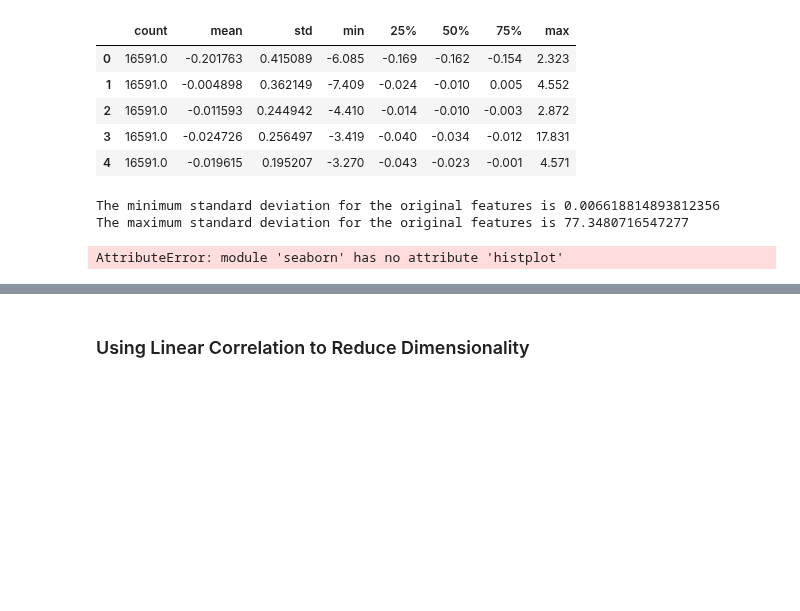
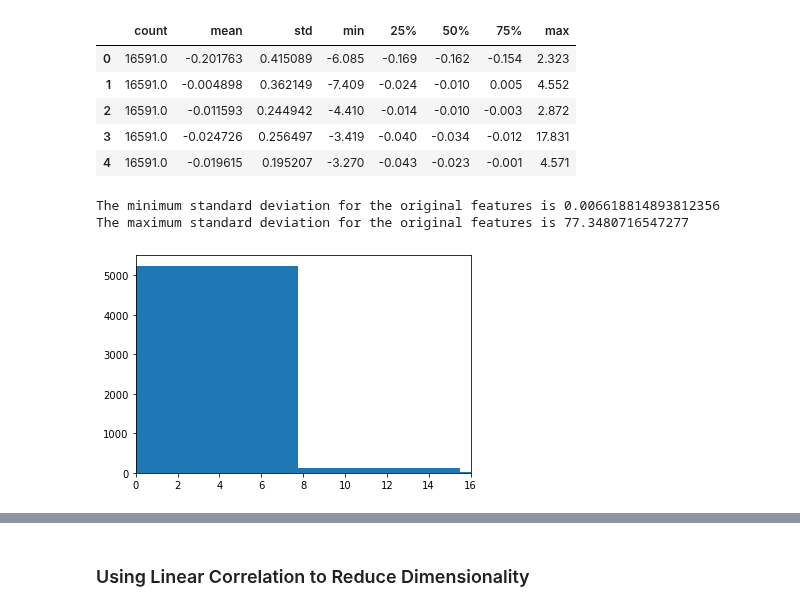
Before and after one commit to dna-witch/p53_Rescue_Mutants, a Jupyter notebook: notebooks/3.0-sm-preprocessing.ipynb, the cells around one changed output, grey strips where cells are left out. Drawn from its saved outputs; the diff is of its cells as text; code cells hidden in the pictures; blank space fills up the shorter version.

```diff
--- a/notebooks/3.0-sm-preprocessing.ipynb
+++ b/notebooks/3.0-sm-preprocessing.ipynb
@@ -110,13 +113,15 @@ descT.head()
 # %%
 std_min = descT['std'].min()
 print("The minimum standard deviation for the original features is {}".format(std_min))
 
 std_max = descT['std'].max()
 print("The maximum standard deviation for the original features is {}".format(std_max))
 
 # plot a histogram of the descT['std'] values so that we can see the distribution
-sns.histplot(data=descT, x="std")
+#sns.histplot(data=descT, x="std")
+_ = plt.hist(x=descT['std'])
+_ = plt.xlim([0, 16])
 # %% [output]
 The minimum standard deviation for the original features is 0.006618814893812356
 The maximum standard deviation for the original features is 77.3480716547277
-AttributeError: module 'seaborn' has no attribute 'histplot'
+[figure, added]
```
Also changed, not shown: parts of 3 cells of this notebook.
